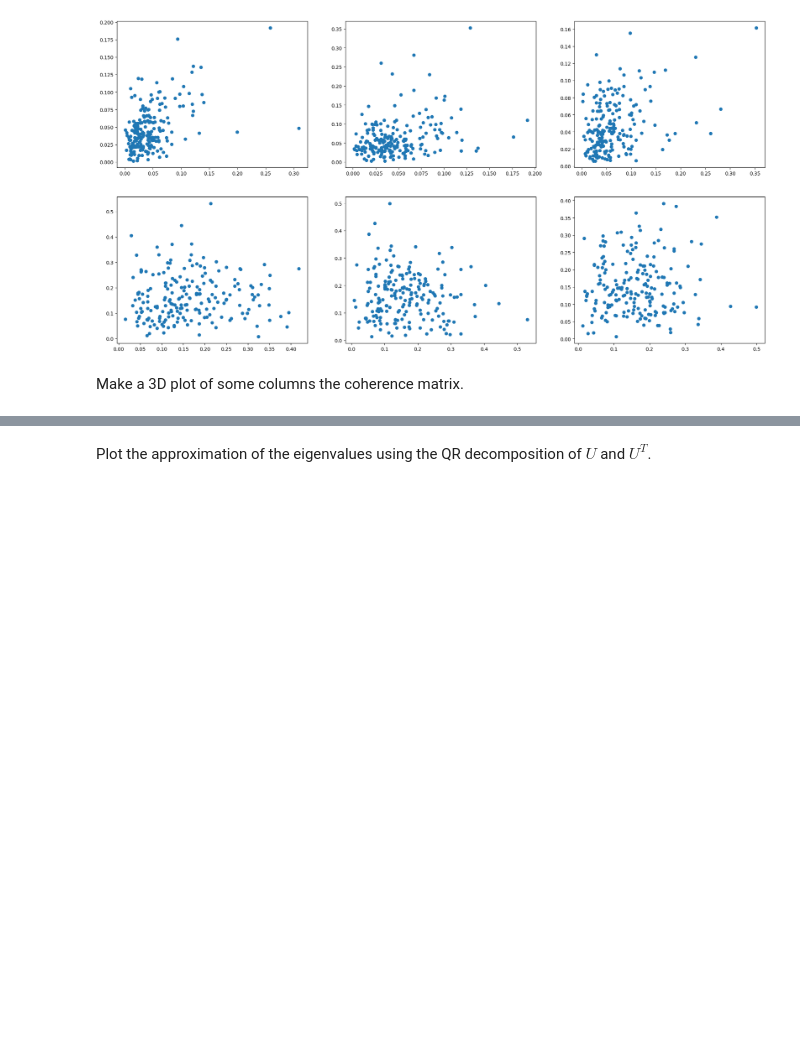
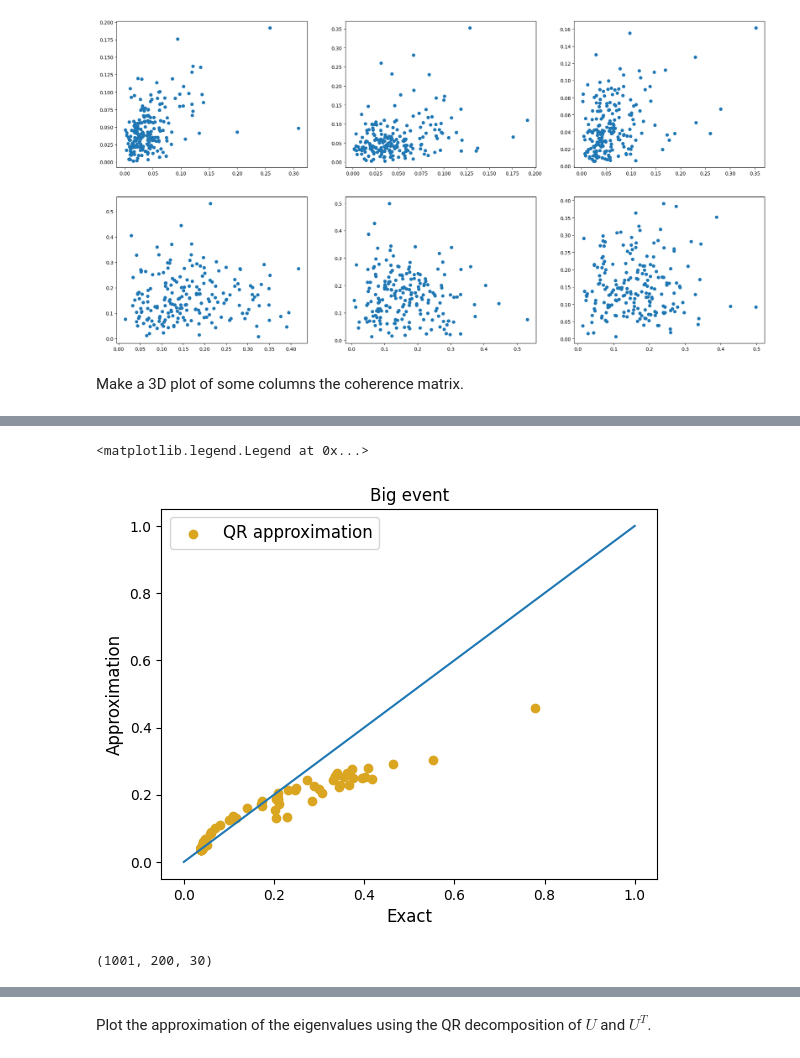
Before and after one commit to aissah/coherence_analysis_histroy, a Jupyter notebook: Coherence_and_estimation_notebooks/5. the_why_of_qr_estimates.ipynb, the cells around one changed output, grey strips where cells are left out. Drawn from its saved outputs; the diff is of its cells as text; code cells hidden in the pictures; blank space fills up the shorter version.

```diff
--- a/Coherence_and_estimation_notebooks/5. the_why_of_qr_estimates.ipynb
+++ b/Coherence_and_estimation_notebooks/5. the_why_of_qr_estimates.ipynb
@@ -429,0 +416,15 @@ plt.scatter(norm_win_spectra[freq_ind].real.flatten(), norm_win_spectra[freq_ind
+# %%
+plt.scatter(eig_ratios[1:end_freq], eig_ratios_qr[1:end_freq], color="goldenrod", label='QR approximation')
+# plt.scatter(eig_ratios[1:end_freq], eig_ratios_qr2[1:end_freq], label='QR 2')
+plt.plot(np.linspace(0,1,10),np.linspace(0,1,10))
+plt.xlabel("Exact",fontsize=fsize)
+plt.ylabel("Approximation",fontsize=fsize)
+plt.title("Big event",fontsize=fsize)
+plt.legend(fontsize=fsize)
+# %% [output]
+<matplotlib.legend.Legend at 0x...>
+[figure, added]
+# %%
+norm_win_spectra.shape
+# %% [output]
+(1001, 200, 30)
```
Also changed, not shown: parts of 10 cells of this notebook, 2 other files.
